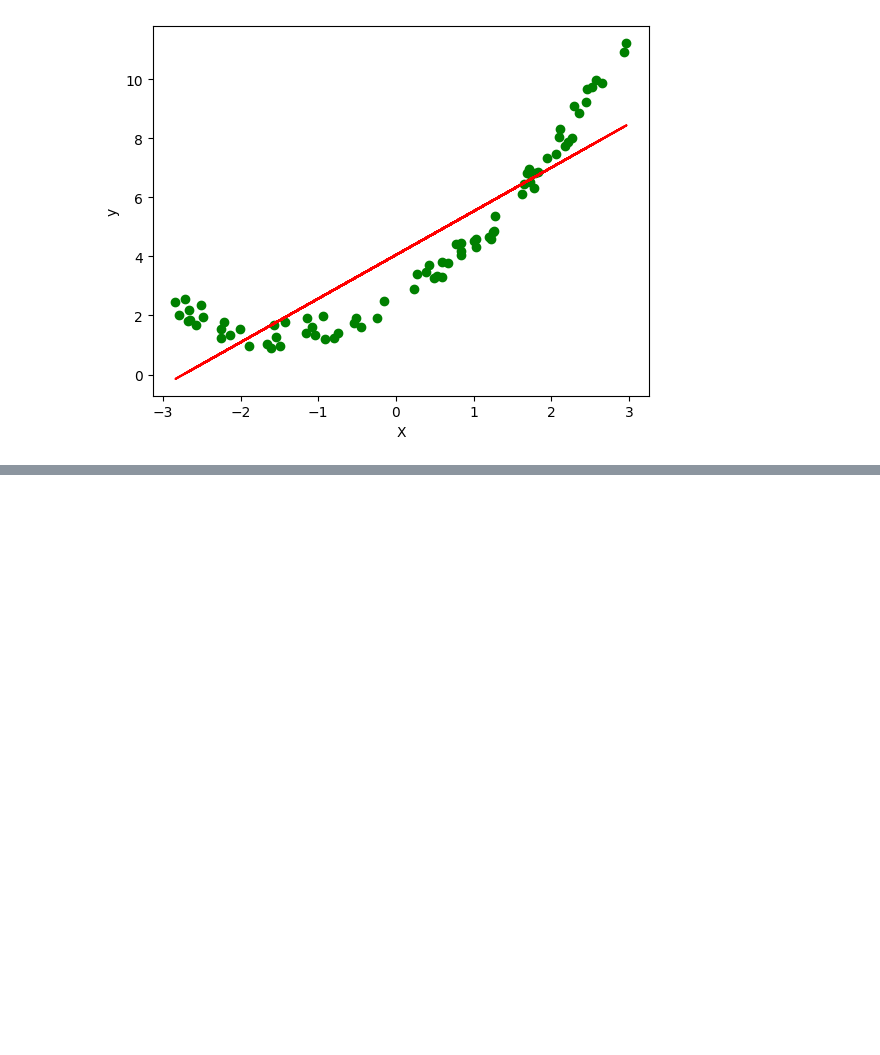
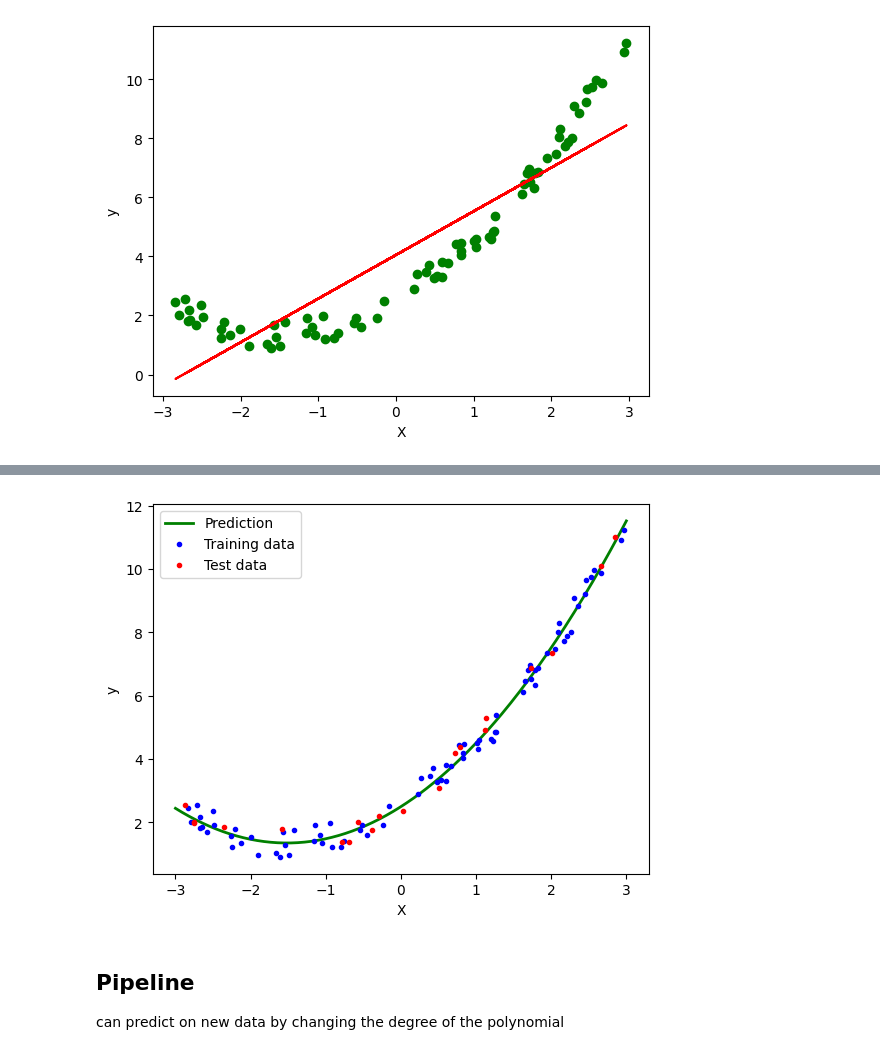
Before and after one commit to ssjha210/mlalgos-practice, a Jupyter notebook: 03_Polynomial_Regression/notebook.ipynb, the cells around one changed output, grey strips where cells are left out. Saved outputs shown, nothing was run; the diff lists cells and outputs as text; code cells hidden in the pictures; blank space fills up the shorter version.

```diff
--- a/03_Polynomial_Regression/notebook.ipynb
+++ b/03_Polynomial_Regression/notebook.ipynb
@@ -38,0 +112,18 @@ Text(0, 0.5, 'y')
+# %%
+# Prediction for new data
+X_new = np.linspace(-3, 3, 200).reshape(200, 1)
+X_new_poly = poly.transform(X_new)
+# %%
+y_new = regression_2.predict(X_new_poly)
+plt.plot(X_new, y_new, color='g', linewidth=2, label='Prediction')
+plt.plot(X_train, y_train, 'b.', label='Training data')
+plt.plot(X_test, y_test, 'r.', label='Test data')
+plt.xlabel('X')
+plt.ylabel('y')
+plt.legend()
+plt.show()
+# %% [output]
+[figure, added]
+# %% [markdown]
+## Pipeline
+can predict on new data by changing the degree of the polynomial
```
Also changed, not shown: parts of 13 cells of this notebook.
